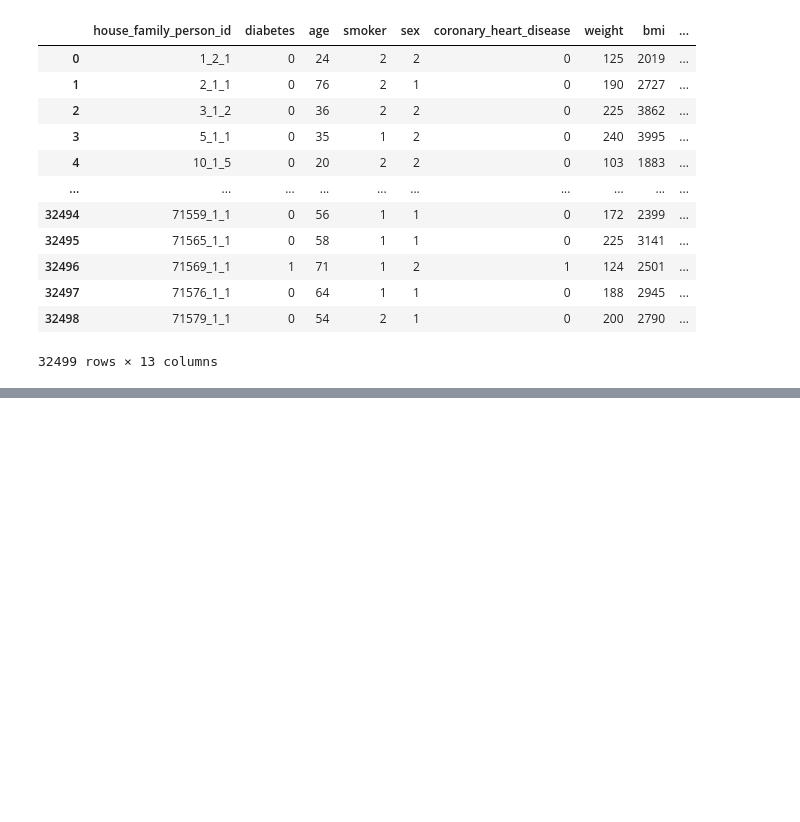
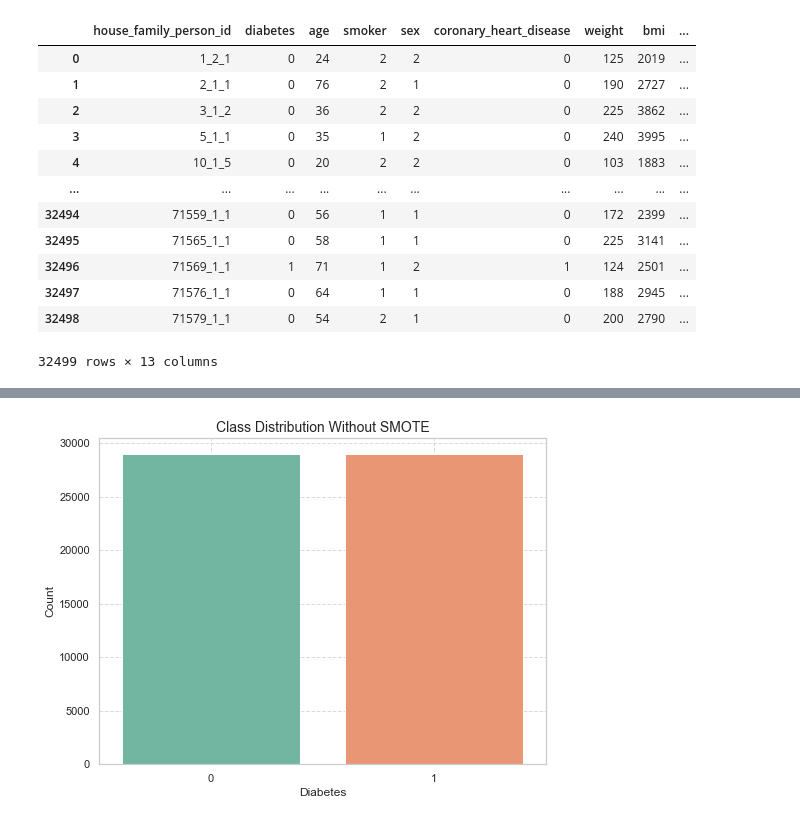
Before and after one commit to berend-66/berend-66-TDSOR_midterm_project_ABE, a Jupyter notebook: code/midterm_diabetes.ipynb, the cells around one changed output, grey strips where cells are left out. Saved outputs shown, nothing was run; the diff lists cells and outputs as text; code cells hidden in the pictures; blank space fills up the shorter version.

```diff
--- a/code/midterm_diabetes.ipynb
+++ b/code/midterm_diabetes.ipynb
@@ -211,0 +374,10 @@ plt.show()
+# %%
+df_cleaned = prepareDiabetesData(df,
+                                 make_id_numeric=True,
+                          rescale_bmi=True,
+                          fix_smoker_values=True,
+                          ohe_categorical=True,
+                          handle_outliers=True,
+                          handle_imbalance=True,
+                          age_binning=True,
+                          bmi_categorization=True)
@@ -211,0 +446,72 @@ plt.show()
+# %%
+# Set the style
+sns.set(style="whitegrid")
+
+# Set to false if SMOTE is not applied
+handle_imbalance = False
+if handle_imbalance:
+    # Create the countplot with custom colors and style
+    plt.figure(figsize=(8, 6))
+    sns.countplot(x='diabetes', data=df_cleaned, palette='Set2', edgecolor=None)
+
+    # Add a title and labels
+    plt.title('Class Distribution After SMOTE', fontsize=14)
+    plt.xlabel('Diabetes', fontsize=12)
+    plt.ylabel('Count', fontsize=12)
+
+    # Add gridlines
+    plt.grid(True, linestyle='--', alpha=0.7)
+
+    # Show the plot with adjusted layout
+    plt.tight_layout
+else:
+    # Create the countplot with custom colors and style
+    plt.figure(figsize=(8, 6))
+    sns.countplot(x='diabetes', data=df_cleaned, palette='Set2', edgecolor=None)
+
+    # Add a title and labels
+    plt.title('Class Distribution Without SMOTE', fontsize=14)
+    plt.xlabel('Diabetes', fontsize=12)
+    plt.ylabel('Count', fontsize=12)
+
+    # Add gridlines
+    plt.grid(True, linestyle='--', alpha=0.7)
+
+    # Show the plot with adjusted layout
+    plt.tight_layout
+
+
+#### Next Plot ####
+
+# Step 1: Create a figure with 3 subplots for the histograms and the countplot
+fig, axes = plt.subplots(1, 3, figsize=(24, 6))  # 1 row, 4 columns for larger plots
+
+# Step 2: Plot histograms for 'age', 'bmi', and 'weight'
+# Age
+df_cleaned['age'].plot(kind='hist', bins=20, ax=axes[0], alpha=0.8, color='skyblue', edgecolor='black')
+axes[0].set_title('Age Distribution', fontsize=14)
+axes[0].set_xlabel('Age', fontsize=12)
+axes[0].set_ylabel('Frequency', fontsize=12)
+
+# BMI
+df_cleaned['bmi'].plot(kind='hist', bins=20, ax=axes[1], alpha=0.8, color='lightgreen', edgecolor='black')
+axes[1].set_title('BMI Distribution', fontsize=14)
+axes[1].set_xlabel('BMI', fontsize=12)
+axes[1].set_ylabel('Frequency', fontsize=12)
+
+# Weight
+df_cleaned['weight'].plot(kind='hist', bins=20, ax=axes[2], alpha=0.8, color='salmon', edgecolor='black')
+axes[2].set_title('Weight Distribution', fontsize=14)
+axes[2].set_xlabel('Weight', fontsize=12)
+axes[2].set_ylabel('Frequency', fontsize=12)
+
+
+# Step 4: Add gridlines for better readability
+for ax in axes:
+    ax.grid(True, linestyle='--', alpha=0.7)
+
+# Step 5: Show the plots with better spacing
+plt.tight_layout(pad=3.0)  # Adjust layout for better spacing
+plt.show()
+# %% [output]
+[figure, added]
```
Also changed, not shown: parts of 17 cells of this notebook.
